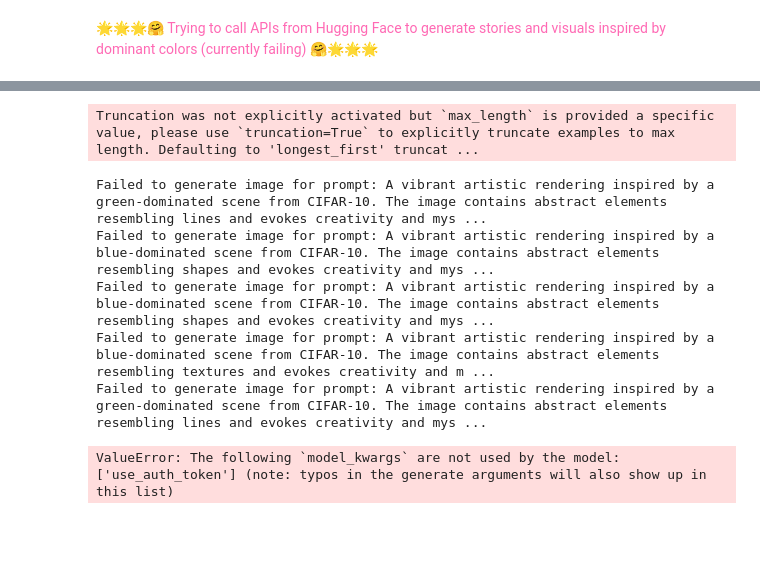
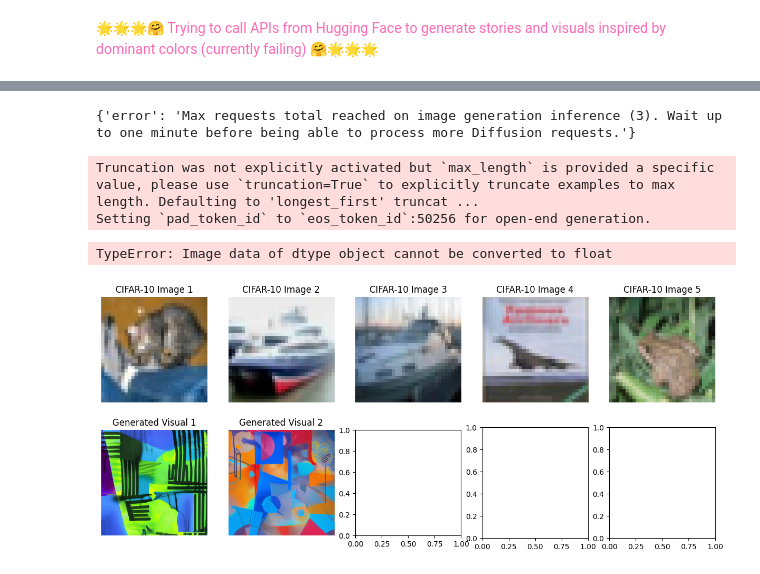
Before and after one commit to DM-GY-9103-intro-to-ML-nyu/ML-Final-Collab-, a Jupyter notebook: cifar.ipynb, the cells around one changed output, grey strips where cells are left out. Drawn from its saved outputs; the diff is of its cells as text; code cells hidden in the pictures; blank space fills up the shorter version.

```diff
--- a/cifar.ipynb
+++ b/cifar.ipynb
@@ -771,13 +733,11 @@ display_original_and_generated(images, predicted_colors, num_images=4)
 # %%
-# Install required libraries
-!pip install huggingface_hub transformers
-
 # Import necessary libraries
 from huggingface_hub import InferenceApi
 from transformers import pipeline
 
 # Hugging Face API Token
-HUGGINGFACE_API_TOKEN = "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"
+# HUGGINGFACE_API_TOKEN = "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"
+HUGGINGFACE_API_TOKEN ="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"
 
 # Initialize Hugging Face Inference APIs
 # For Stable Diffusion (image generation)
@@ -787,9 +747,8 @@ image_generator = InferenceApi(
 )
 
 # gpt 2 -> smaller model so run faster
-story_generator = pipeline(
-    "text-generation", model="gpt2", use_auth_token=HUGGINGFACE_API_TOKEN
-)
+# story_generator = pipeline("text-generation", model="gpt2", use_auth_token=HUGGINGFACE_API_TOKEN)
+story_generator = pipeline("text-generation", model="gpt2")
 
 print("Setup complete! Ready to generate images and stories.")
 # %% [output]
@@ -818,6 +760,29 @@ import random
 from PIL import Image
 from io import BytesIO
 import requests
+# %%
+color_names = {0: "red", 1: "green", 2: "blue"}
+prompts = []
+for i, image in enumerate(images):
+    dominant_color =  "blue"
+    prompts.append(
+        f"A vibrant artistic rendering inspired by a {dominant_color}-dominated scene from CIFAR-10. "
+        f"The image contains abstract elements resembling {random.choice(['shapes', 'lines', 'textures'])} "
+        f"and evokes creativity and mystery."
+    )
+# %%
+response = image_generator(inputs=prompts[2])
+# Extract the image URL from the response
+# print(response, response.keys())
+# print(response)
+# image_url = response["generated_image_url"]
+# Fetch the image using requests
+# img_response = requests.get(image_url)
+# img = Image.open(BytesIO(img_response.content))
+# images.append(img)
+display(response)
+# %% [output]
+{'error': 'Max requests total reached on image generation inference (3). Wait up to one minute before being able to process more Diffusion requests.'}
 # %%
 
 
@@ -840,12 +805,7 @@ def generate_visuals(prompts):
     for prompt in prompts:
         try:
             response = image_generator(inputs=prompt)
-            # Extract the image URL from the response
-            image_url = response["generated_image_url"]
-            # Fetch the image using requests
-            img_response = requests.get(image_url)
-            img = Image.open(BytesIO(img_response.content))
-            images.append(img)
+            images.append(response)
         except Exception as e:
             print(f"Failed to generate image for prompt: {prompt}. Error: {str(e)}")
     return images
@@ -873,37 +833,34 @@ def display_results(cifar_images, generated_images, story):
 
     # Display generated visuals
     for i, img in enumerate(generated_images):
         axes[1, i].imshow(img)
         axes[1, i].axis("off")
         axes[1, i].set_title(f"Generated Visual {i+1}")
 
     plt.show()
 
     # Print the story
     print("\nGenerated Story:")
     print(story)
 
 # Main Flow
 model.eval()  # Ensure your model is in evaluation mode
 batch = next(iter(test_loader))  # Get a batch of CIFAR-10 test images
 images, _ = batch
 outputs = model(images)  # Predict dominant colors
 predicted_colors = outputs.argmax(dim=1)  # Get dominant color predictions
 
 # Generate prompts for visuals
 prompts = create_prompts_from_cifar(images[:5], predicted_colors[:5])  # First 5 images
 
 # Generate visuals and story
 generated_images = generate_visuals(prompts)
-cifar_descriptions = [f"Image {i+1} dominated by {prompts[i]}" for i in range(5)]
+cifar_descriptions = [f"Image {i+1} dominated by {prompts[i]}" for i in range(2)]
 generated_story = generate_story(predicted_colors[:5], cifar_descriptions)
 
 display_results(images[:5], generated_images, generated_story)
 # %% [output]
 Truncation was not explicitly activated but `max_length` is provided a specific value, please use `truncation=True` to explicitly truncate examples to max length. Defaulting to 'longest_first' truncat ...
+Setting `pad_token_id` to `eos_token_id`:50256 for open-end generation.
-Failed to generate image for prompt: A vibrant artistic rendering inspired by a green-dominated scene from CIFAR-10. The image contains abstract elements resembling lines and evokes creativity and mys ...
-Failed to generate image for prompt: A vibrant artistic rendering inspired by a blue-dominated scene from CIFAR-10. The image contains abstract elements resembling shapes and evokes creativity and mys ...
-Failed to generate image for prompt: A vibrant artistic rendering inspired by a blue-dominated scene from CIFAR-10. The image contains abstract elements resembling shapes and evokes creativity and mys ...
-Failed to generate image for prompt: A vibrant artistic rendering inspired by a blue-dominated scene from CIFAR-10. The image contains abstract elements resembling textures and evokes creativity and m ...
-Failed to generate image for prompt: A vibrant artistic rendering inspired by a green-dominated scene from CIFAR-10. The image contains abstract elements resembling lines and evokes creativity and mys ...
+TypeError: Image data of dtype object cannot be converted to float
-ValueError: The following `model_kwargs` are not used by the model: ['use_auth_token'] (note: typos in the generate arguments will also show up in this list)
+[figure, added]
```
Also changed, not shown: parts of 11 cells of this notebook.
